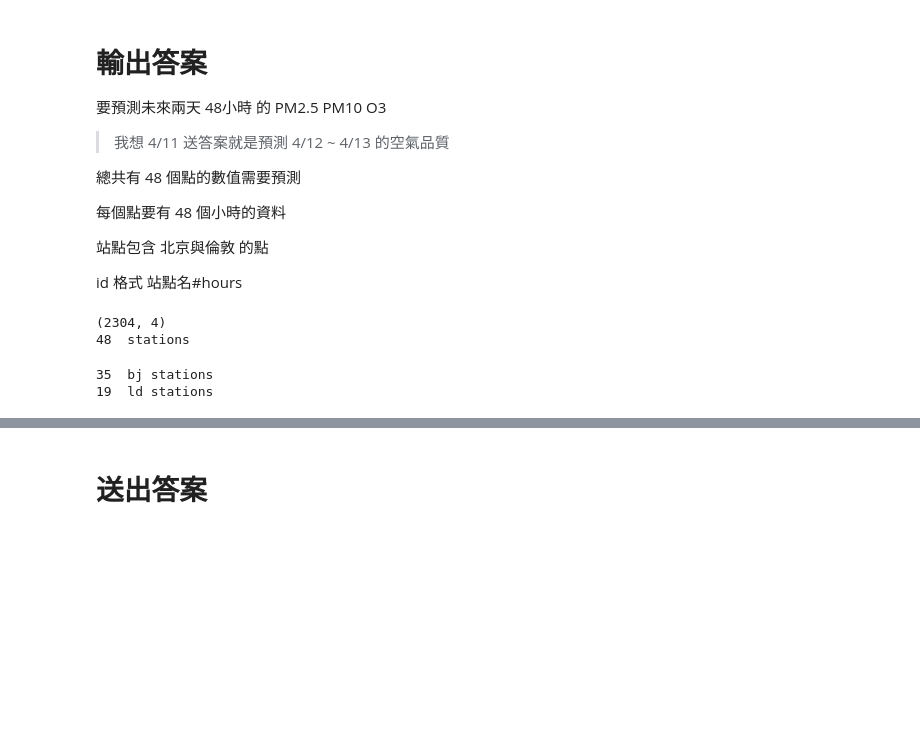
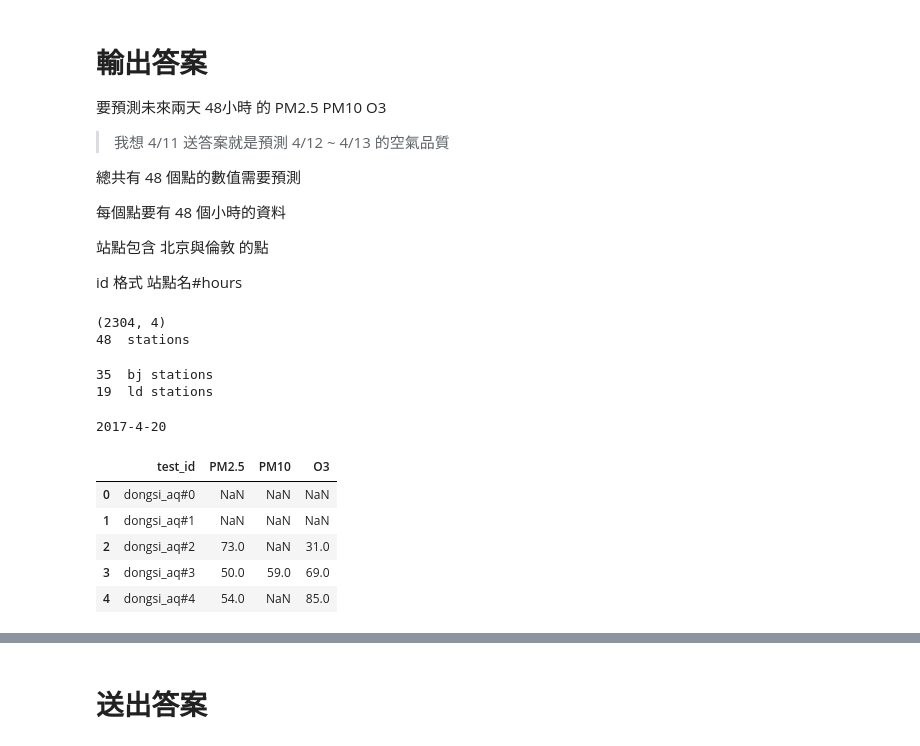
Before and after one commit to csielee/dsai2018_midterm, a Jupyter notebook: main.ipynb, the cells around one changed output, grey strips where cells are left out. Drawn from its saved outputs; the diff is of its cells as text; code cells hidden in the pictures; blank space fills up the shorter version.

```diff
--- a/main.ipynb
+++ b/main.ipynb
@@ -151,3 +212,15 @@ def generateAnswer(answer, method='', desc=''):
     answer.to_csv(filename, index=False, header=True)
 
     return answer,filename
+# %%
+tmp = makePreviousData()
+
+tmp.head()
+# %% [output]
+2017-4-20
+|  | test_id | PM2.5 | PM10 | O3 |
+| 0 | dongsi_aq#0 | NaN | NaN | NaN |
+| 1 | dongsi_aq#1 | NaN | NaN | NaN |
+| 2 | dongsi_aq#2 | 73.0 | NaN | 31.0 |
+| 3 | dongsi_aq#3 | 50.0 | 59.0 | 69.0 |
+| 4 | dongsi_aq#4 | 54.0 | NaN | 85.0 |
```
Also changed, not shown: parts of 9 cells of this notebook.
